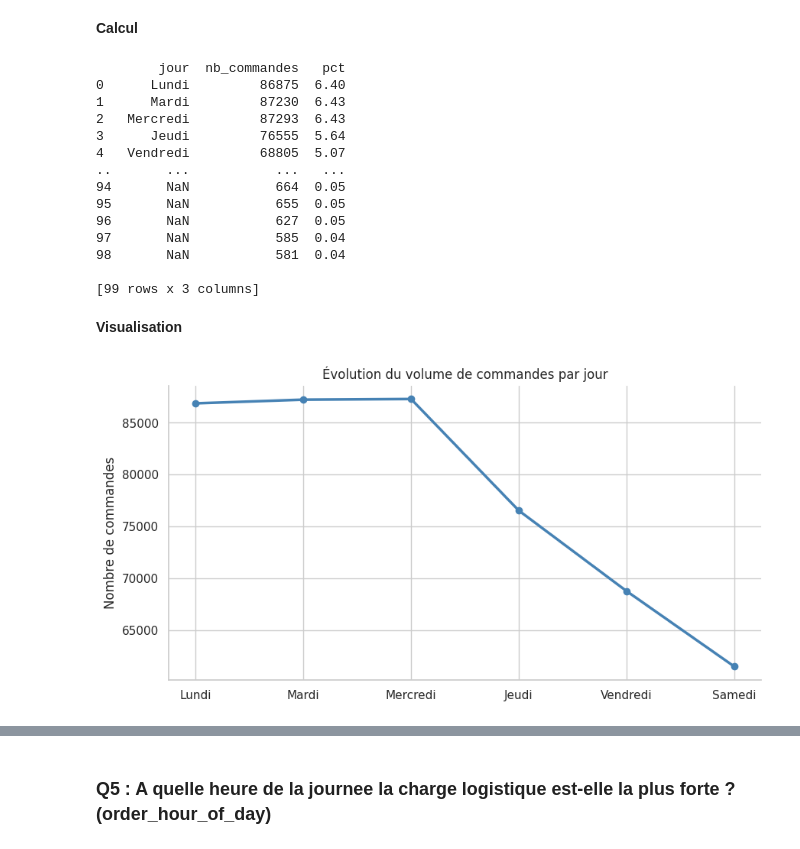
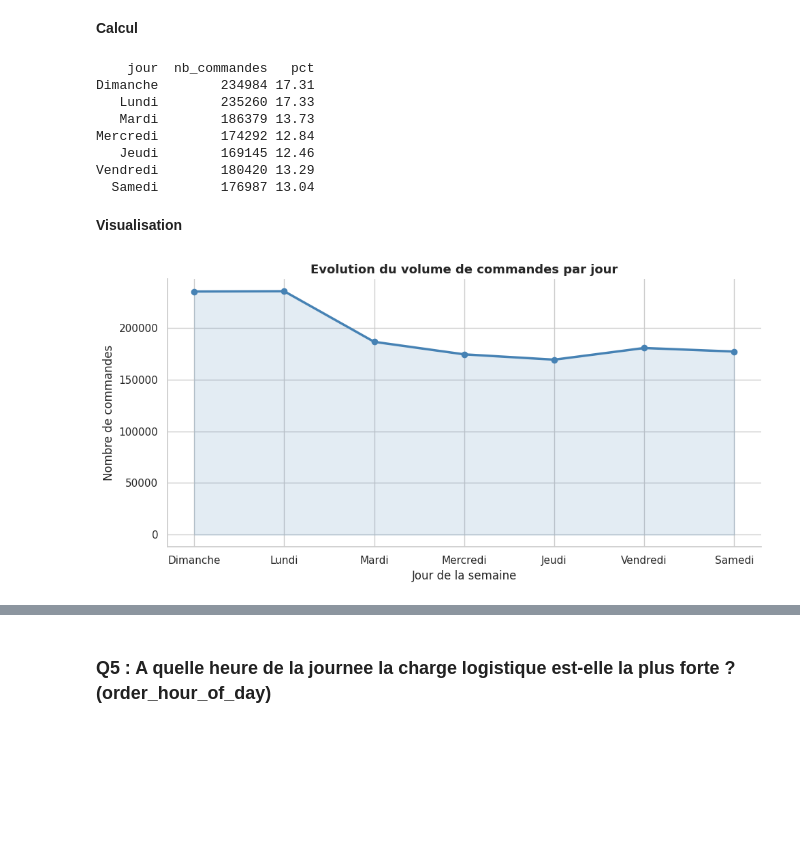
Before and after one commit to MeghCH/NextBuy, a Jupyter notebook: notebook.ipynb, the cells around one changed output, grey strips where cells are left out. Saved outputs shown, nothing was run; the diff lists cells and outputs as text; code cells hidden in the pictures; blank space fills up the shorter version.

```diff
--- a/notebook.ipynb
+++ b/notebook.ipynb
@@ -592,69 +592,59 @@ et delai entre commandes.
 # %% [markdown]
 **Calcul**
 # %%
-#Compter le nombre de commandes uniques par jour de semaine
+jours = {
+    0: "Dimanche", 1: "Lundi", 2: "Mardi", 3: "Mercredi",
+    4: "Jeudi", 5: "Vendredi", 6: "Samedi",
+}
+
 commandes_par_jour = (
     df.groupby("order_dow")["order_id"]
     .nunique()
     .reset_index(name="nb_commandes")
 )
-
-jours = {0: "Dimanche", 1: "Lundi", 2: "Mardi", 3: "Mercredi",
-         4: "Jeudi", 5: "Vendredi", 6: "Samedi"}
 commandes_par_jour["jour"] = commandes_par_jour["order_dow"].map(jours)
-
-#Pourcentage
+commandes_par_jour = (
+    commandes_par_jour.dropna(subset=["jour"]).sort_values("order_dow")
+)
 commandes_par_jour["pct"] = (
     commandes_par_jour["nb_commandes"] / commandes_par_jour["nb_commandes"].sum() * 100
 ).round(2)
 
-print(commandes_par_jour[["jour", "nb_commandes", "pct"]])
+print(commandes_par_jour[["jour", "nb_commandes", "pct"]].to_string(index=False))
 # %% [output]
-        jour  nb_commandes   pct
-0      Lundi         86875  6.40
-1      Mardi         87230  6.43
-2   Mercredi         87293  6.43
-3      Jeudi         76555  5.64
-4   Vendredi         68805  5.07
-..       ...           ...   ...
-94       NaN           664  0.05
-95       NaN           655  0.05
-96       NaN           627  0.05
-97       NaN           585  0.04
-98       NaN           581  0.04
-
-[99 rows x 3 columns]
+    jour  nb_commandes   pct
+Dimanche        234984 17.31
+   Lundi        235260 17.33
+   Mardi        186379 13.73
+Mercredi        174292 12.84
+   Jeudi        169145 12.46
+Vendredi        180420 13.29
+  Samedi        176987 13.04
 # %% [markdown]
 **Visualisation**
 # %%
-# 1. On s'assure de ne garder que les lignes où le mapping a fonctionné (jours 0-6)
-# On filtre les NaN générés par le mapping
-commandes_par_jour = (
-    df.groupby(["order_dow"])["order_id"]
-    .nunique()
-    .reset_index(name="nb_commandes")
-)
 
-# Application du dictionnaire
-jours = {0: "Dimanche", 1: "Lundi", 2: "Mardi", 3: "Mercredi", 4: "Jeudi", 5: "Vendredi", 6: "Samedi"}
-commandes_par_jour["jour"] = commandes_par_jour["order_dow"].map(jours)
 
-# ON SUPPRIME LES LIGNES HORS-PLAGE (0-6)
-commandes_par_jour = commandes_par_jour.dropna(subset=['jour']).sort_values("order_dow")
-
-# 2. Visualisation (Ce code ne plantera plus)
 plt.figure(figsize=(10, 5))
 plt.plot(
     commandes_par_jour["jour"],
     commandes_par_jour["nb_commandes"],
     marker="o",
     linewidth=2.5,
-    color="steelblue"
+    color="steelblue",
 )
-plt.title("Évolution du volume de commandes par jour")
+plt.fill_between(
+    commandes_par_jour["jour"],
+    commandes_par_jour["nb_commandes"],
+    alpha=0.15,
+    color="steelblue",
+)
+plt.title("Evolution du volume de commandes par jour", fontsize=13, fontweight="bold")
 plt.ylabel("Nombre de commandes")
-sns.despine() # Pour le style Tufte (épuration)
+plt.xlabel("Jour de la semaine")
+sns.despine()
+plt.tight_layout()
 plt.show()
 # %% [output]
-[figure, old version]
+[figure, new version]
 # %%
```
Also changed, not shown: parts of 38 cells of this notebook.
